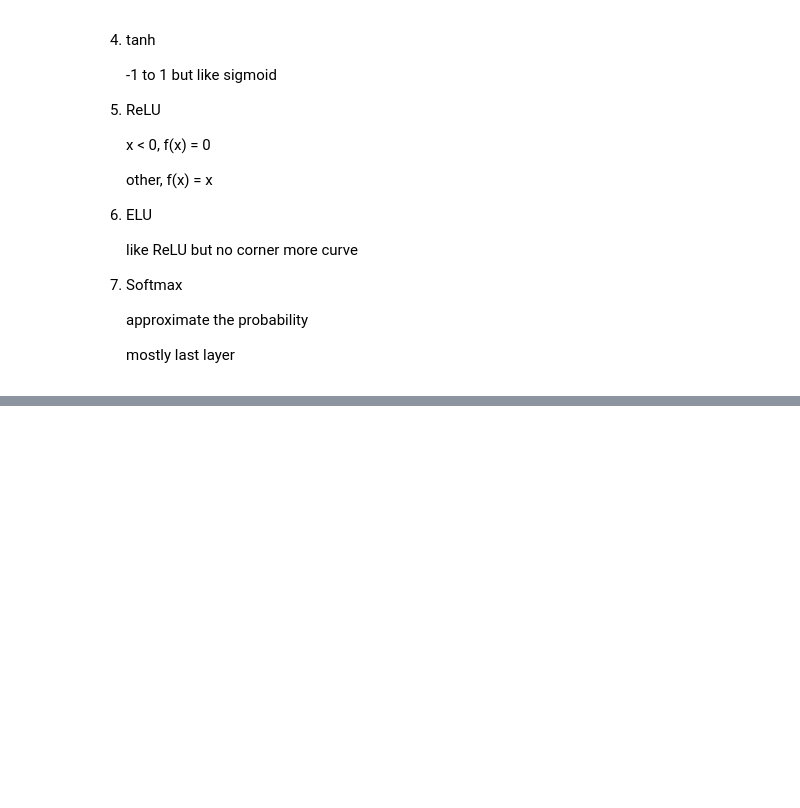
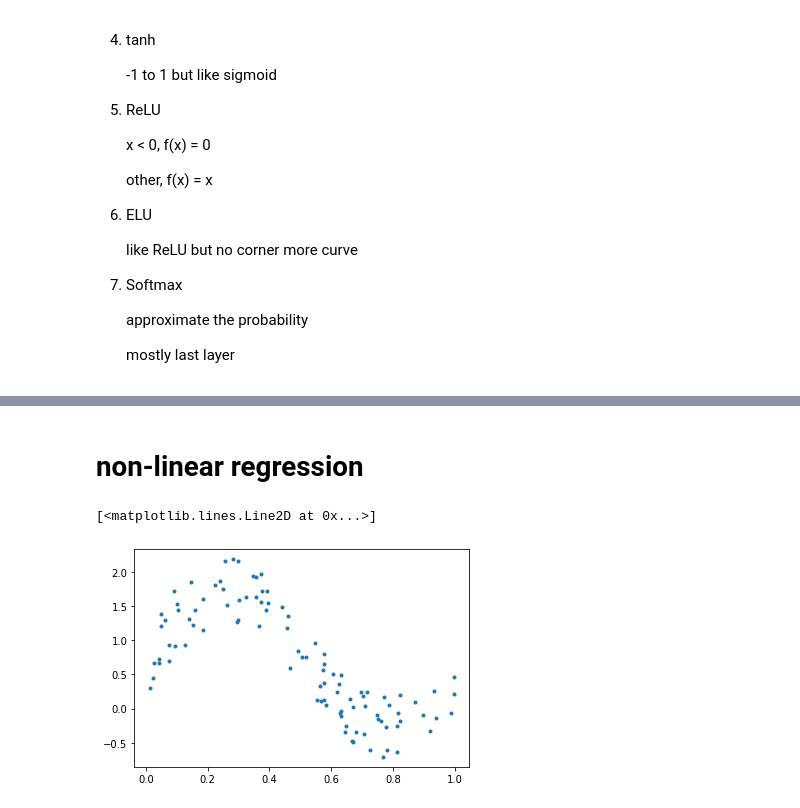
Before and after one commit to jirayuwat12/SuperAI, a Jupyter notebook: NeuralNetworkAndDeepLearning.ipynb, the cells around one changed output, grey strips where cells are left out. Saved outputs shown, nothing was run; the diff lists cells and outputs as text; code cells hidden in the pictures; blank space fills up the shorter version.

```diff
--- a/NeuralNetworkAndDeepLearning.ipynb
+++ b/NeuralNetworkAndDeepLearning.ipynb
@@ -133,0 +157,2 @@ tf.Tensor(
+# %% [markdown]
+# non-linear regression
@@ -133,0 +164,9 @@ tf.Tensor(
+# %%
+N = 100
+X = np.random.rand(N)
+Y = np.sin(6 * X) + 0.2 + np.random.rand(N)
+# %%
+plt.plot(X,Y,'.')
+# %% [output]
+[<matplotlib.lines.Line2D at 0x...>]
+[figure, added]
```
Also changed, not shown: parts of 18 cells of this notebook.
